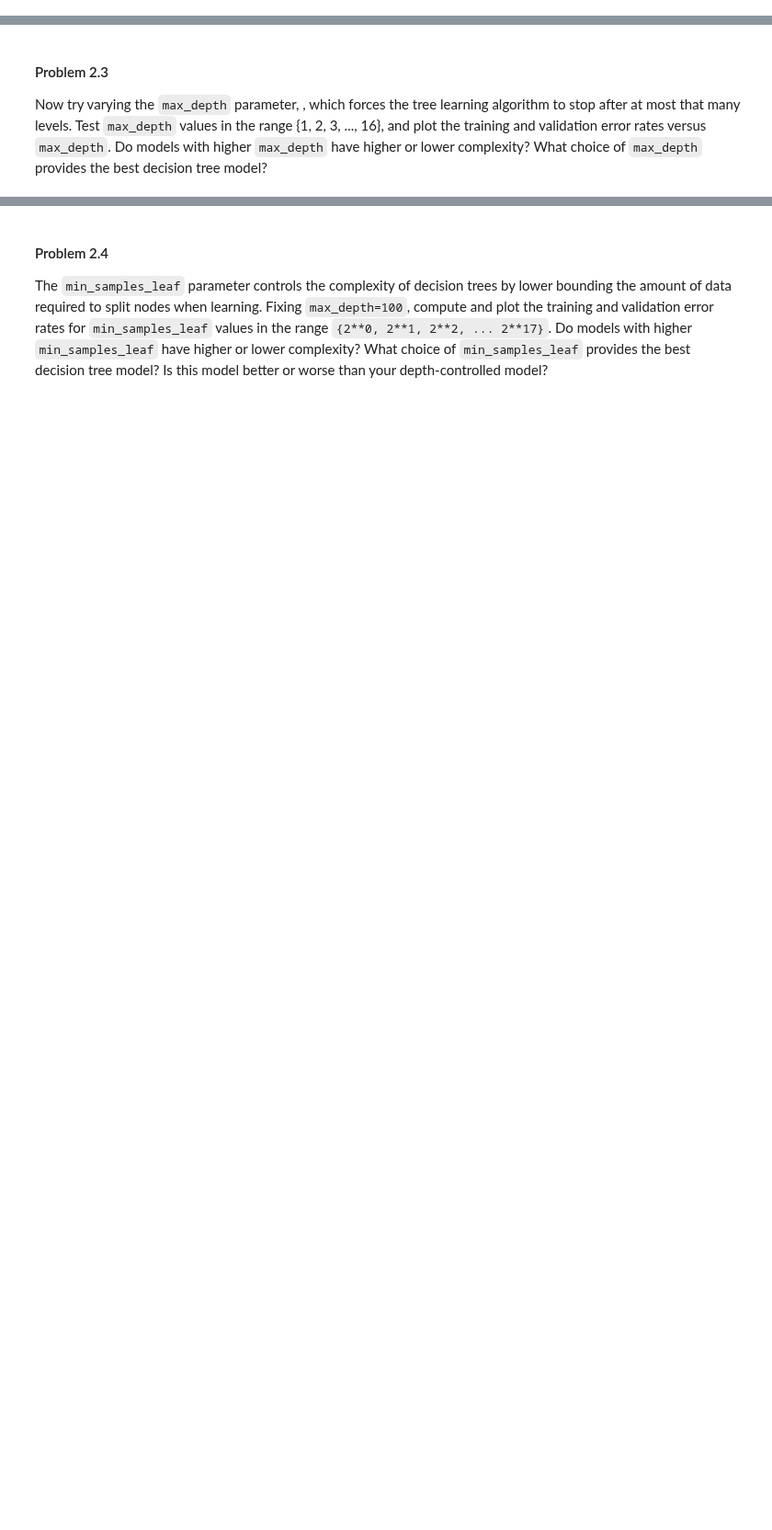
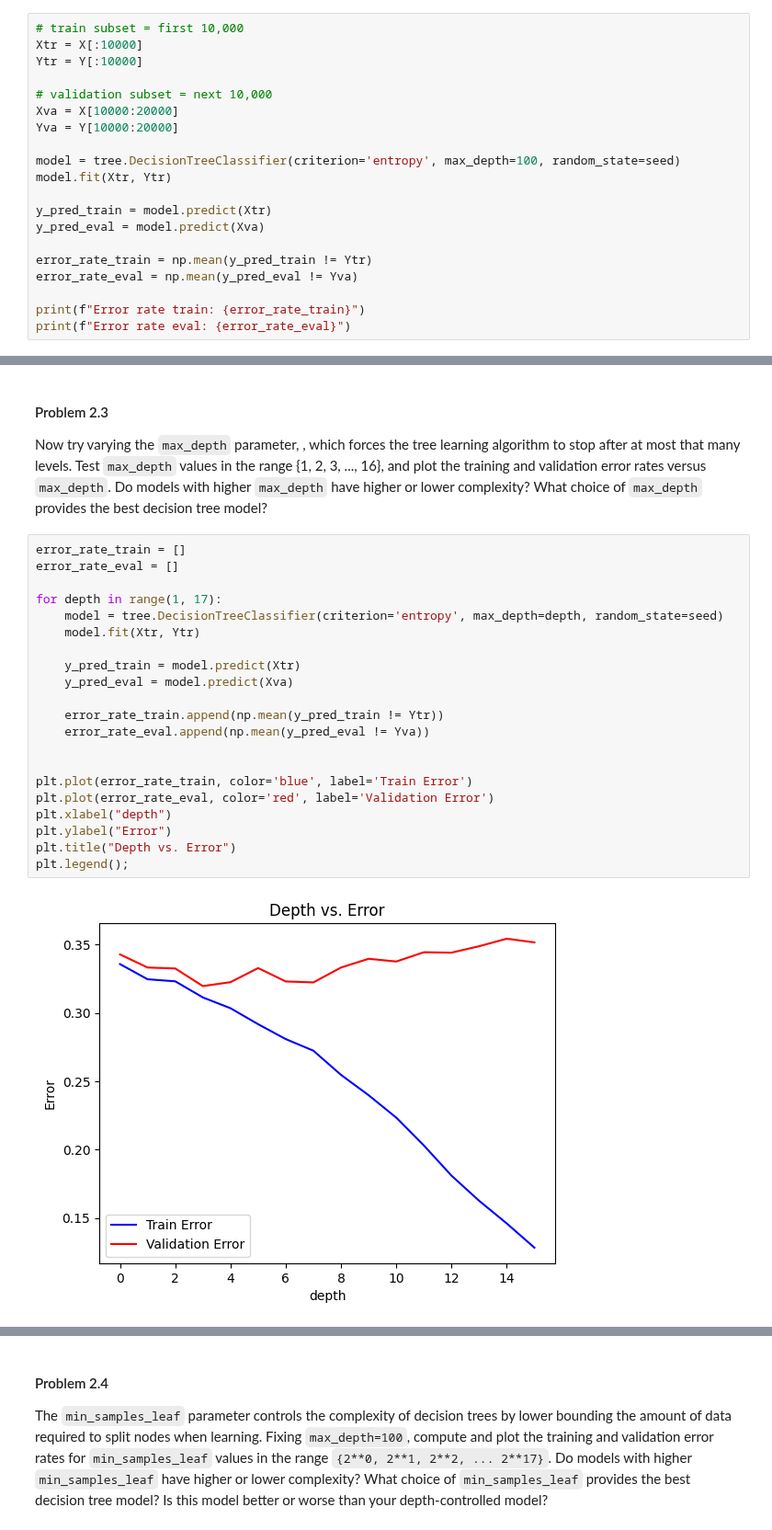
Before and after one commit to SarahAsad23/MachineLearning, a Jupyter notebook: HW5/cs273-hw5.ipynb, the cells around one changed output, grey strips where cells are left out. Shown at 92% size. Cells and saved outputs as stored; diff of their text form; blank space fills up the shorter version.

```diff
--- a/HW5/cs273-hw5.ipynb
+++ b/HW5/cs273-hw5.ipynb
@@ -123,3 +270,23 @@ In past assignments, we have first normalized the data (subtracting the mean and
 To allow faster experimentation, select the first 10,000 data points as training data, ``Xtr, Ytr``, and the next 10,000 data points as validation, ``Xva, Yva``.  Then, learn a decision tree classifier on ``Xtr`` using the ``DecisionTreeClassifier`` class from ``scikit-learn``.  Use a large depth, say ``max_depth=100``, and the Shannon entropy impurity function in your training.  Also, use ``random_state=seed`` to ensure consistency.
 
 Compute and print out the training error rate and validation error rate of your model.
+# %%
+# train subset = first 10,000
+Xtr = X[:10000]
+Ytr = Y[:10000]
+
+# validation subset = next 10,000
+Xva = X[10000:20000]
+Yva = Y[10000:20000]
+
+model = tree.DecisionTreeClassifier(criterion='entropy', max_depth=100, random_state=seed)
+model.fit(Xtr, Ytr)
+
+y_pred_train = model.predict(Xtr)
+y_pred_eval = model.predict(Xva)
+
+error_rate_train = np.mean(y_pred_train != Ytr)
+error_rate_eval = np.mean(y_pred_eval != Yva)
+
+print(f"Error rate train: {error_rate_train}")
+print(f"Error rate eval: {error_rate_eval}")
@@ -128,3 +298,26 @@ Compute and print out the training error rate and validation error rate of your
 Now try varying the ``max_depth`` parameter, , which forces the tree learning algorithm to stop after at most that many levels.  Test ``max_depth`` values in the range {1, 2, 3, ..., 16}, and plot the training and validation error rates versus ``max_depth``.
 Do models with higher ``max_depth`` have higher or lower complexity?
 What choice of ``max_depth`` provides the best decision tree model?
+# %%
+error_rate_train = []
+error_rate_eval = []
+
+for depth in range(1, 17):
+    model = tree.DecisionTreeClassifier(criterion='entropy', max_depth=depth, random_state=seed)
+    model.fit(Xtr, Ytr)
+
+    y_pred_train = model.predict(Xtr)
+    y_pred_eval = model.predict(Xva)
+
+    error_rate_train.append(np.mean(y_pred_train != Ytr))
+    error_rate_eval.append(np.mean(y_pred_eval != Yva))
+
+
+plt.plot(error_rate_train, color='blue', label='Train Error')
+plt.plot(error_rate_eval, color='red', label='Validation Error')
+plt.xlabel("depth")
+plt.ylabel("Error")
+plt.title("Depth vs. Error")
+plt.legend();
+# %% [output]
+[figure, added]
```
Also changed, not shown: parts of 19 cells of this notebook.
